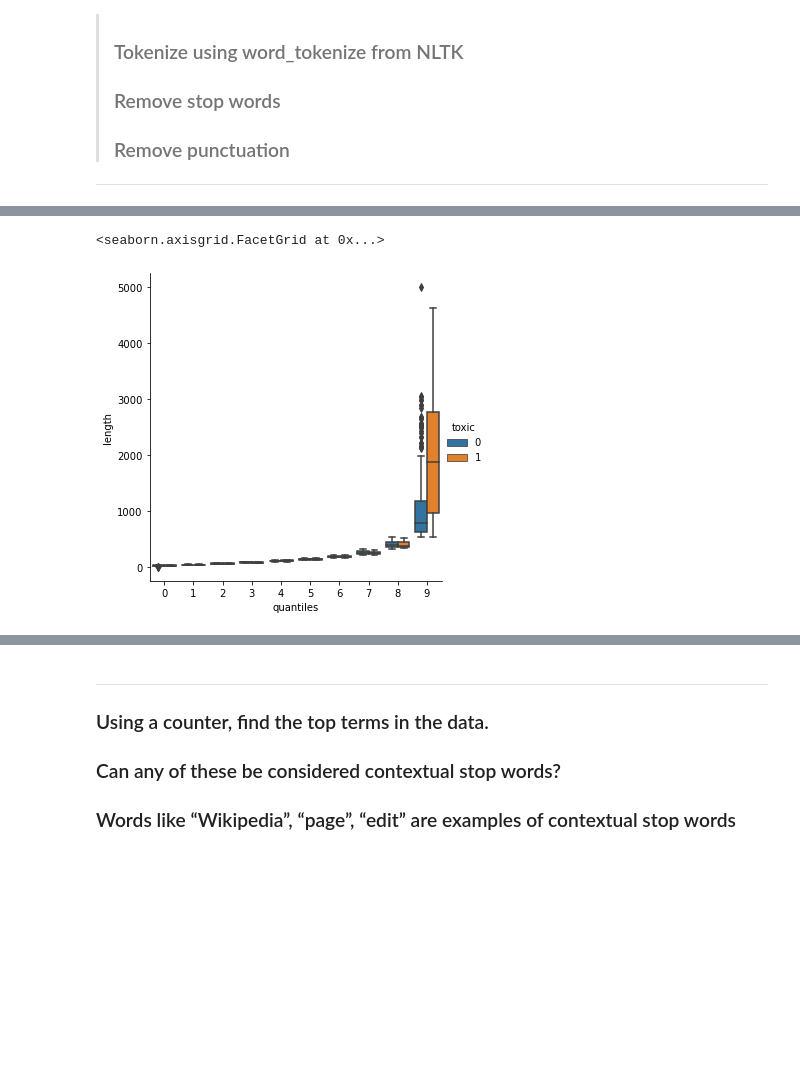
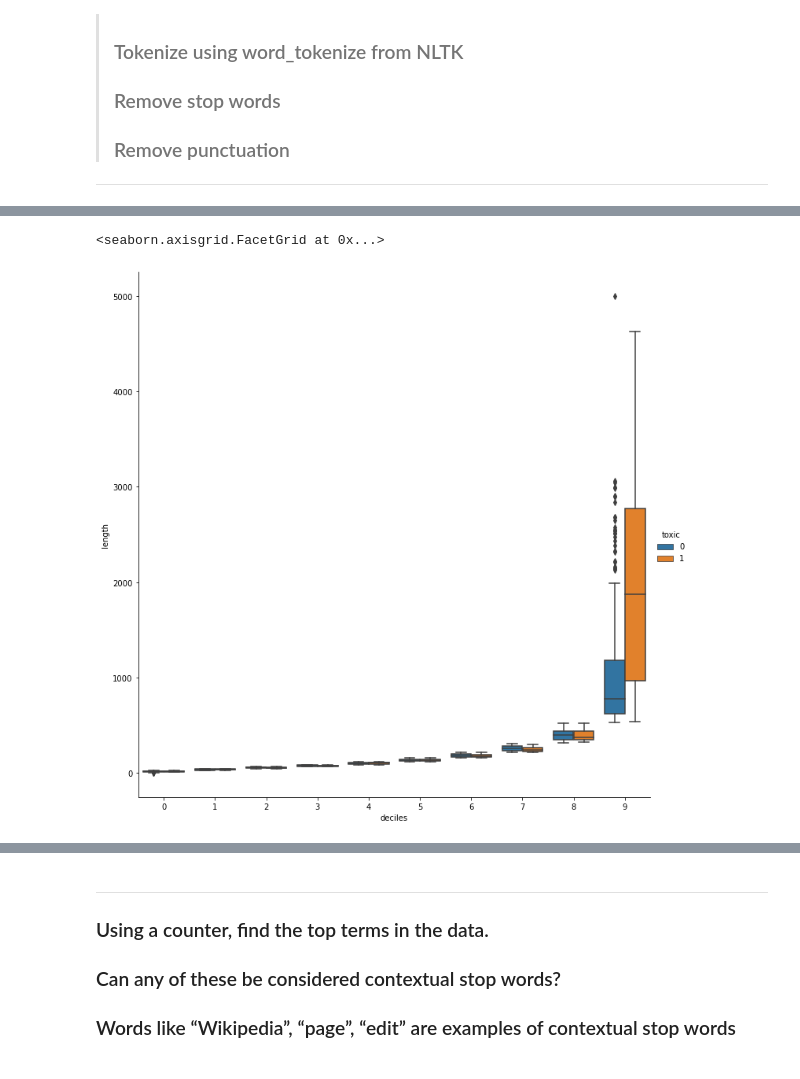
Before and after one commit to vikassharma555/Assignments, a Jupyter notebook: Proj_Wiki_Toxicity/Wiki_Toxicity_Anaysis.ipynb, the cells around one changed output, grey strips where cells are left out. Cells and saved outputs as stored; diff of their text form; code cells hidden in the pictures; blank space fills up the shorter version.

```diff
--- a/Proj_Wiki_Toxicity/Wiki_Toxicity_Anaysis.ipynb
+++ b/Proj_Wiki_Toxicity/Wiki_Toxicity_Anaysis.ipynb
@@ -496,6 +473,6 @@ for x in range(ord('b'), ord('z')+1):
 
 wiki['preprocess_wiki'] = wiki['comment_text'].apply(preprocess_Wiki, args=(stop_words,))
 wiki['length'] = wiki['preprocess_wiki'].apply(len)
-wiki['quantiles'] = pd.qcut(wiki.length, np.arange(0, 1.1, 0.1), labels=np.arange(0,10,1).astype(str))
+wiki['deciles'] = pd.qcut(wiki.length, np.arange(0, 1.1, 0.1), labels=np.arange(0,10,1).astype(str))
 wiki
 # %% [output]
@@ -522,8 +496,8 @@ wiki
 # %%
-sns.catplot(data=wiki, x='quantiles', y='length', kind='box', hue='toxic')
+sns.catplot(data=wiki, x='deciles', y='length', kind='box', hue='toxic', height=10)
 # %% [output]
 <seaborn.axisgrid.FacetGrid at 0x...>
-[figure, old version]
+[figure, new version]
 # %%
 wordcloud = WordCloud(width = 800, height = 800,
                 background_color ='white',
```
Also changed, not shown: parts of 29 cells of this notebook.
